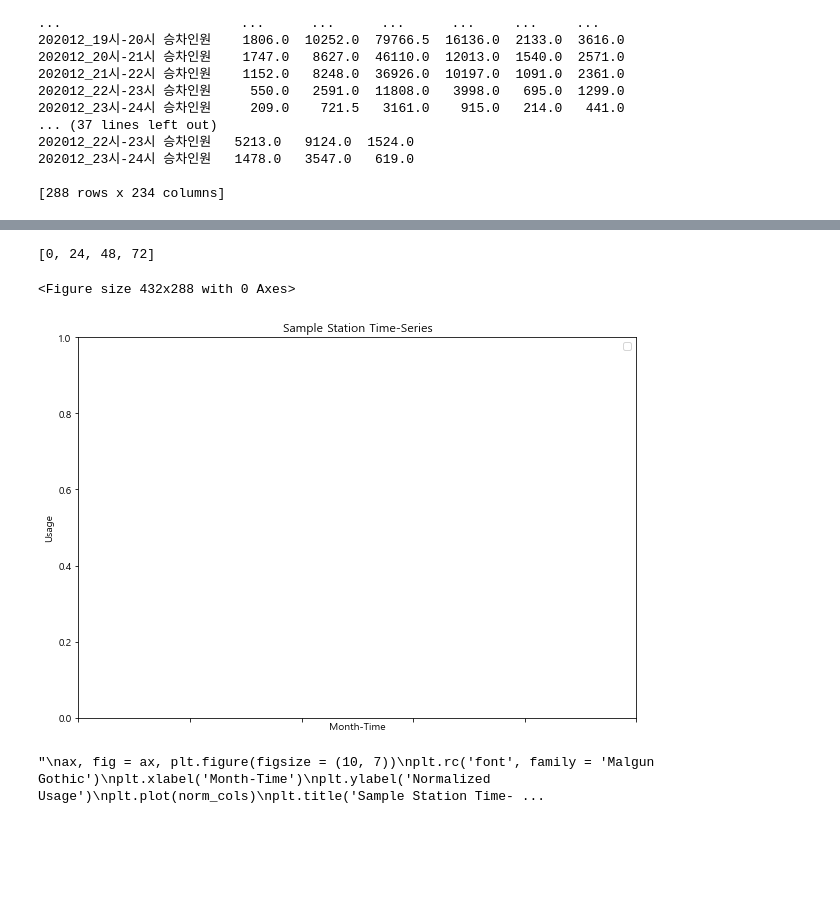
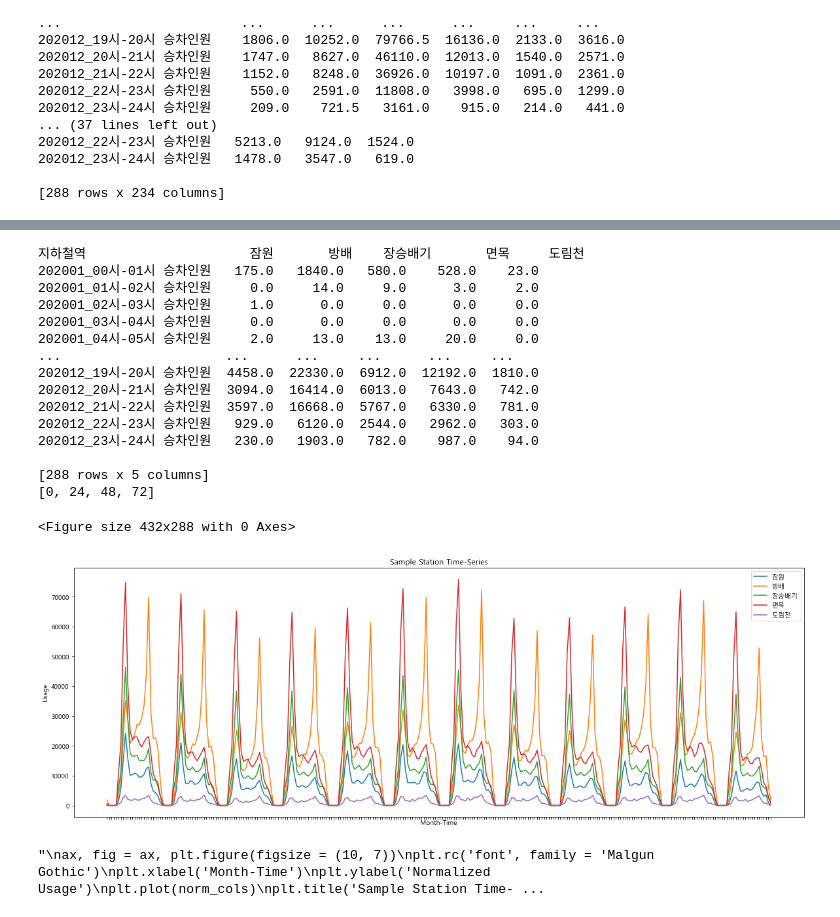
Before and after one commit to cwoong2park/UrbanDataTutorial, a Jupyter notebook: Final_Proj copy.ipynb, the cells around one changed output, grey strips where cells are left out. Saved outputs shown, nothing was run; the diff lists cells and outputs as text; code cells hidden in the pictures; blank space fills up the shorter version.

```diff
--- a/Final_Proj copy.ipynb
+++ b/Final_Proj copy.ipynb
@@ -160,22 +142,37 @@ print(sample_cols)
 # %%
 #Visualize the time-usage graph
-
+new_sample_cols = in_df_cols.sample(5, axis = 1)
+print(new_sample_cols)
 plt.clf()
 xi = [i*24 for i in range(4)]
 print(xi)
-fig = plt.figure(figsize = (10, 7))
+fig = plt.figure(figsize = (20, 7))
 plt.rc('font', family = 'Malgun Gothic')
 plt.xlabel('Month-Time')
 plt.ylabel('Usage')
-#plt.plot(sample_cols)
+plt.plot(new_sample_cols)
 plt.title('Sample Station Time-Series')
 plt.tick_params(axis = 'x', labelbottom = False)
 #plt.xticks = (xi, ['Jan', 'Feb', 'Mar','Apr'])
-plt.legend(sample_cols.columns)
+plt.legend(new_sample_cols.columns)
 plt.show()
 fig.savefig('./final_fig/copy_fig_0.png')
 # %% [output]
+지하철역                     잠원       방배    장승배기       면목     도림천
+202001_00시-01시 승차인원   175.0   1840.0   580.0    528.0    23.0
+202001_01시-02시 승차인원     0.0     14.0     9.0      3.0     2.0
+202001_02시-03시 승차인원     1.0      0.0     0.0      0.0     0.0
+202001_03시-04시 승차인원     0.0      0.0     0.0      0.0     0.0
+202001_04시-05시 승차인원     2.0     13.0    13.0     20.0     0.0
+...                     ...      ...     ...      ...     ...
+202012_19시-20시 승차인원  4458.0  22330.0  6912.0  12192.0  1810.0
+202012_20시-21시 승차인원  3094.0  16414.0  6013.0   7643.0   742.0
+202012_21시-22시 승차인원  3597.0  16668.0  5767.0   6330.0   781.0
+202012_22시-23시 승차인원   929.0   6120.0  2544.0   2962.0   303.0
+202012_23시-24시 승차인원   230.0   1903.0   782.0    987.0    94.0
+
+[288 rows x 5 columns]
 [0, 24, 48, 72]
 <Figure size 432x288 with 0 Axes>
-[figure, old version]
+[figure, new version]
 # %%
```
Also changed, not shown: parts of 9 cells of this notebook, 6 other files.
